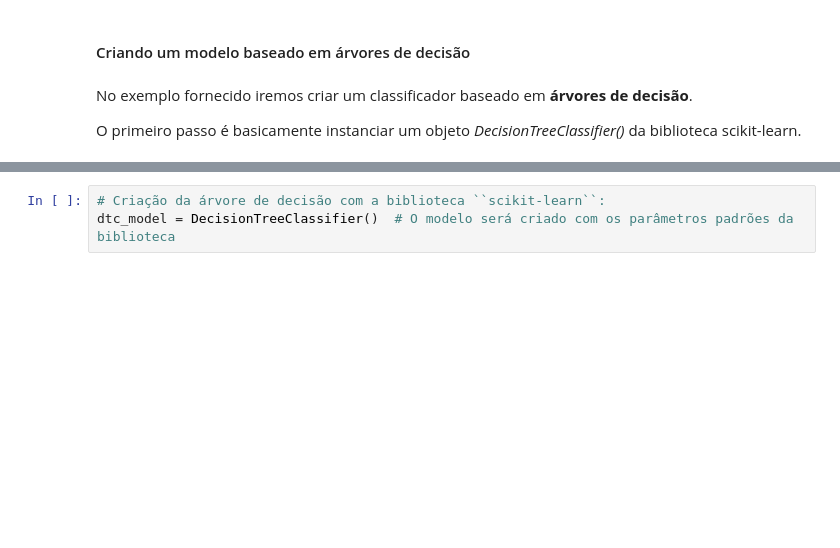
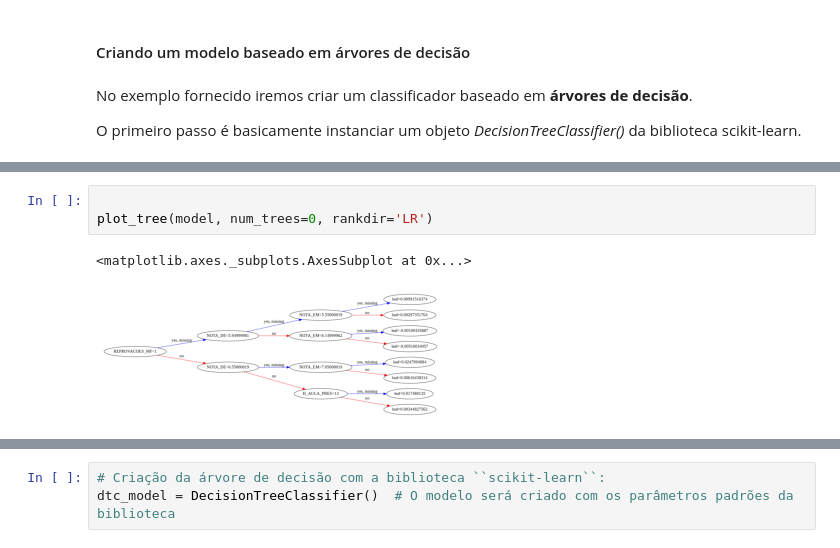
Before and after one commit to Quiteria89/Deploy-Web, a Jupyter notebook: desafio_2_mq.ipynb, the cells around one changed output, grey strips where cells are left out. Cells and saved outputs as stored; diff of their text form; blank space fills up the shorter version.

```diff
--- a/desafio_2_mq.ipynb
+++ b/desafio_2_mq.ipynb
@@ -447,0 +455,6 @@ XGBClassifier(base_score=0.5, booster='gbtree', colsample_bylevel=1,
+# %%
+
+plot_tree(model, num_trees=0, rankdir='LR')
+# %% [output]
+<matplotlib.axes._subplots.AxesSubplot at 0x...>
+[figure, added]
```
Also changed, not shown: parts of 13 cells of this notebook.
